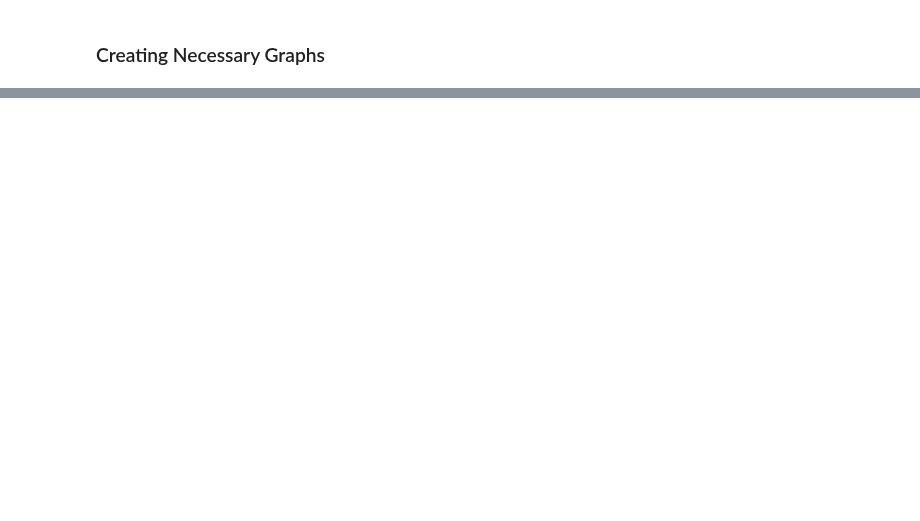
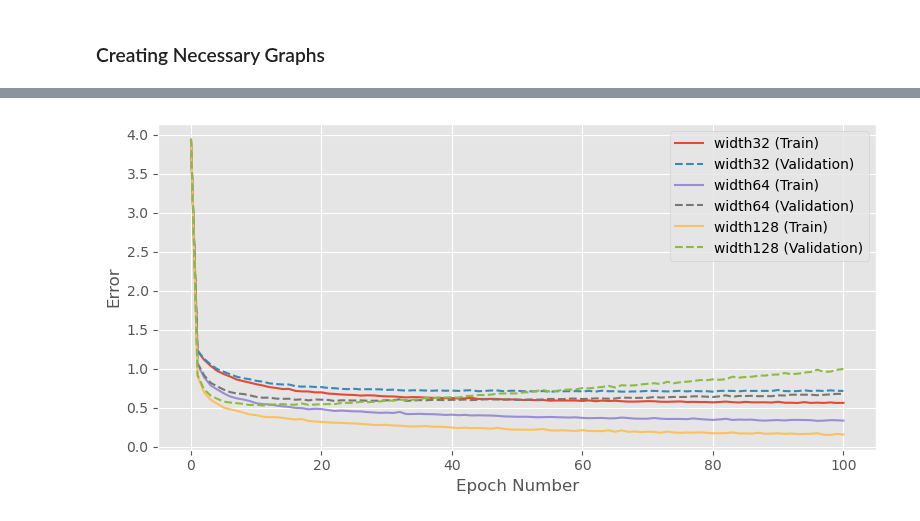
Before and after one commit to FlintyTub49/MLPractical-UoE, a Jupyter notebook: notebooks/Coursework_1.ipynb, the cells around one changed output, grey strips where cells are left out. Drawn from its saved outputs; the diff is of its cells as text; code cells hidden in the pictures; blank space fills up the shorter version.

Commit message:
Added accuracy and error charts

```diff
--- a/notebooks/Coursework_1.ipynb
+++ b/notebooks/Coursework_1.ipynb
@@ -361,2 +379,21 @@ units32[0].shape, units64[0].shape, units128[0].shape,\
 # %% [markdown]
 ### Creating Necessary Graphs
+# %%
+names = ['width32', 'width64', 'width128']
+fig = plt.figure(figsize = (8, 4))
+ax = fig.add_subplot(111)
+
+# Accuracy Graph
+for i, j in zip(names, [units32, units64, units128]):
+    ax.plot(range(len(j[0])), j[0][:, 1], label = f'{i} (Train)')
+    ax.plot(range(len(j[0])), j[0][:, 3], '--', label = f'{i} (Validation)')
+
+ax.set_xlabel('Epoch Number', fontsize=12)
+ax.set_ylabel('Accuracy', fontsize=12)
+ax.grid('on'); ax.legend(loc='best', fontsize=10)
+fig.tight_layout()
+
+filename = 'fig2_acc'
+if filename:
+    fig.savefig(f'/Users/arthakhouri/Desktop/UoE/Machine Learning Practical/MLPractical-UoE/report/figures/{filename}.pdf')
+plt.show()
@@ -362,0 +402,21 @@ units32[0].shape, units64[0].shape, units128[0].shape,\
+# %%
+names = ['width32', 'width64', 'width128']
+fig = plt.figure(figsize = (8, 4))
+ax = fig.add_subplot(111)
+
+# Accuracy Graph
+for i, j in zip(names, [units32, units64, units128]):
+    ax.plot(range(len(j[0])), j[0][:, 0], label = f'{i} (Train)')
+    ax.plot(range(len(j[0])), j[0][:, 2], '--', label = f'{i} (Validation)')
+
+ax.set_xlabel('Epoch Number', fontsize=12)
+ax.set_ylabel('Error', fontsize=12)
+ax.grid('on'); ax.legend(loc='best', fontsize=10)
+fig.tight_layout()
+
+filename = 'fig2_err'
+if filename:
+    fig.savefig(f'/Users/arthakhouri/Desktop/UoE/Machine Learning Practical/MLPractical-UoE/report/figures/{filename}.pdf')
+plt.show()
+# %% [output]
+[figure, added]
```
Also changed, not shown: parts of 3 cells of this notebook, 2 other files.
